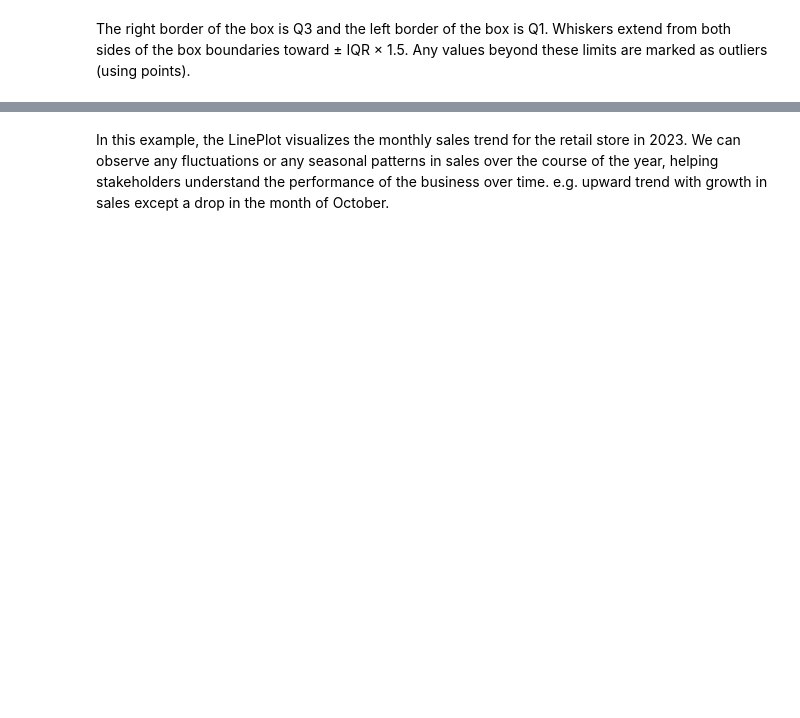
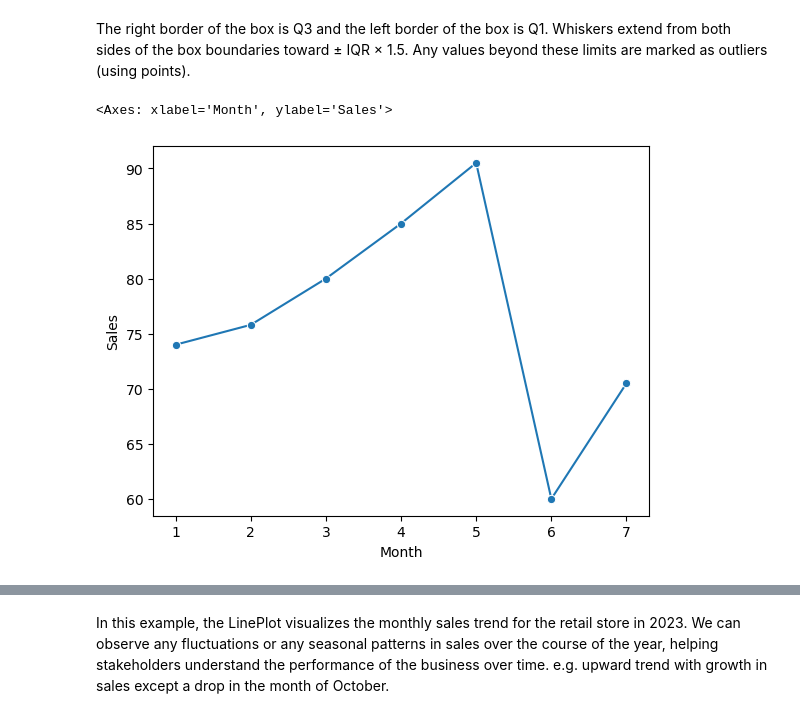
Before and after one commit to cmps460s24/cmps460-content, a Jupyter notebook: examples/03.eda/5-univariate-eda.ipynb, the cells around one changed output, grey strips where cells are left out. Cells and saved outputs as stored; diff of their text form; code cells hidden in the pictures; blank space fills up the shorter version.

```diff
--- a/examples/03.eda/5-univariate-eda.ipynb
+++ b/examples/03.eda/5-univariate-eda.ipynb
@@ -93,3 +176,13 @@ sns.lineplot(x = "Year", y = "Profit", data=df, marker='o')
+# %%
+# Simple lineplot example
+months = [1, 2, 3, 4, 5, 6, 7]
+sales = [74, 75.8, 80, 85, 90.5, 60, 70.5]
+
+sales_df = pd.DataFrame({"Month": months, "Sales": sales})
+sns.lineplot(x = "Month", y = "Sales", data=sales_df, marker='o')
+# %% [output]
+<Axes: xlabel='Month', ylabel='Sales'>
+[figure, added]
 # %%
 # Simple lineplot example
 # Sample monthly sales data
```
Also changed, not shown: parts of 14 cells of this notebook.
